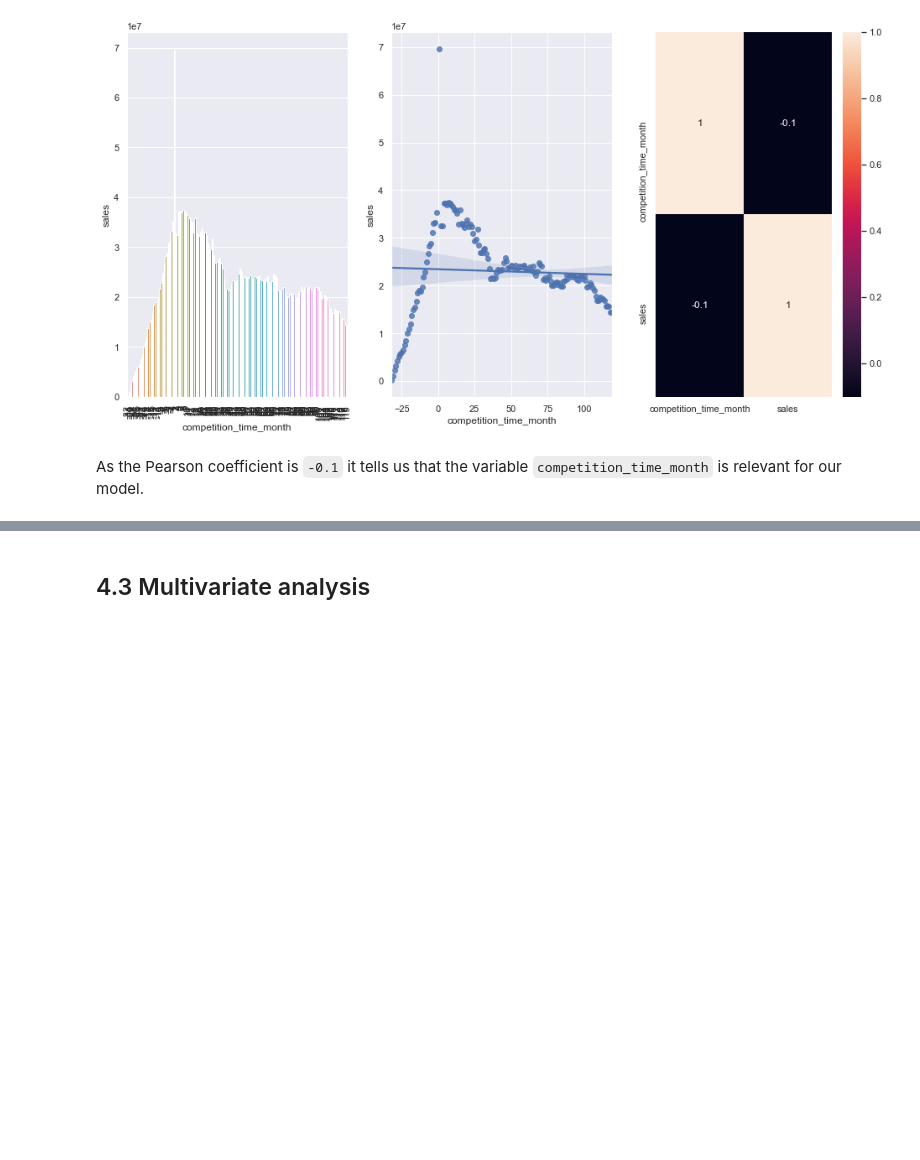
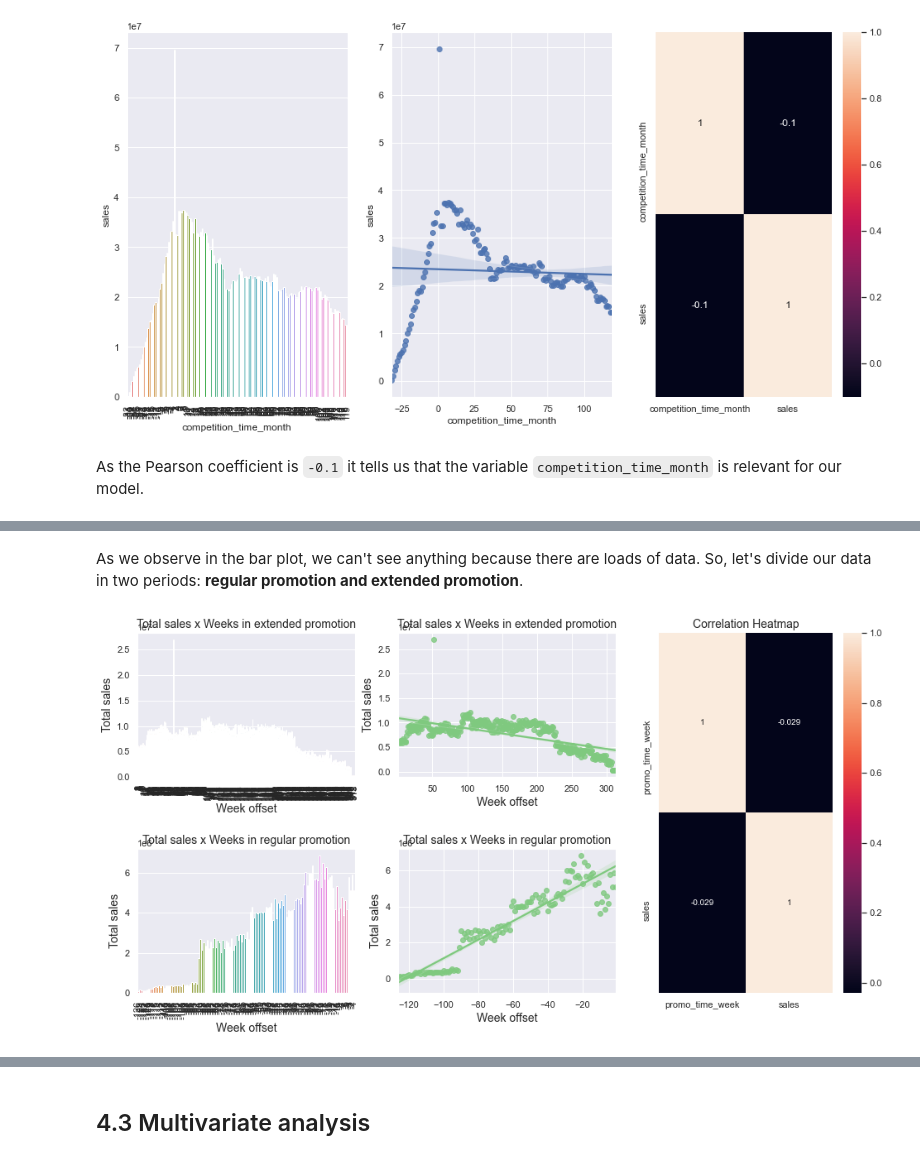
Before and after one commit to brunokatekawa/Curso_DS_Prod, a Jupyter notebook: m04_v01_store_sales_prediction.ipynb, the cells around one changed output, grey strips where cells are left out. Cells and saved outputs as stored; diff of their text form; code cells hidden in the pictures; blank space fills up the shorter version.

```diff
--- a/m04_v01_store_sales_prediction.ipynb
+++ b/m04_v01_store_sales_prediction.ipynb
@@ -1284,0 +1342,78 @@ As the Pearson coefficient is `-0.1` it tells us that the variable `competition_
+# %% [markdown]
+As we observe in the bar plot, we can't see anything because there are loads of data. So, let's divide our data in two periods: **regular promotion and extended promotion**.
+# %%
+from matplotlib.gridspec import GridSpec
+
+# using the variable ax for single a Axes
+fig, ax = plt.subplots()
+
+grid = GridSpec(2, 3)
+
+# adjusting the space between subplots
+plt.subplots_adjust(hspace = 0.5)
+
+# setting the figure size in inches
+ax.figure.set_size_inches(16, 8)
+
+# getting the extended promo data
+aux2 = aux1[aux1['promo_time_week'] > 0]
+
+# plotting a barplot
+plt.subplot(grid[0, 0])
+ax1 = sns.barplot(x='promo_time_week', y='sales', data=aux2);
+
+# setting the title and axis labels
+ax1.set_title("Total sales x Weeks in extended promotion", fontsize=14)
+ax1.set_xlabel("Week offset", fontsize=14)
+ax1.set_ylabel("Total sales", fontsize=14)
+
+# rotating the xticks
+plt.xticks(rotation=90)
+
+# plotting a regplot
+plt.subplot(grid[0, 1])
+ax2 = sns.regplot(x='promo_time_week', y='sales', data=aux2);
+
+# setting the title and axis labels
+ax2.set_title("Total sales x Weeks in extended promotion", fontsize=14)
+ax2.set_xlabel("Week offset", fontsize=14)
+ax2.set_ylabel("Total sales", fontsize=14)
+
+# getting the regular promo data
+aux3 = aux1[aux1['promo_time_week'] < 0]
+
+# plotting a barplot
+plt.subplot(grid[1, 0])
+ax3 = sns.barplot(x='promo_time_week', y='sales', data=aux3);
+
+# setting the title and axis labels
+ax3.set_title("Total sales x Weeks in regular promotion", fontsize=14)
+ax3.set_xlabel("Week offset", fontsize=14)
+ax3.set_ylabel("Total sales", fontsize=14)
+
+# rotating the xticks
+plt.xticks(rotation=90)
+
+
+# plotting a regplot
+plt.subplot(grid[1, 1])
+ax4 = sns.regplot(x='promo_time_week', y='sales', data=aux3);
+
+# setting the title and axis labels
+ax4.set_title("Total sales x Weeks in regular promotion", fontsize=14)
+ax4.set_xlabel("Week offset", fontsize=14)
+ax4.set_ylabel("Total sales", fontsize=14)
+
+
+# plotting correlation heatmap
+plt.subplot(grid[:,2])
+ax5 = sns.heatmap(aux1.corr(method='pearson'), annot=True)
+
+# setting the title
+ax5.set_title("Correlation Heatmap", fontsize=14)
+
+
+# display plot
+plt.show()
+# %% [output]
+[figure, added]
```
Also changed, not shown: parts of 17 cells of this notebook.
